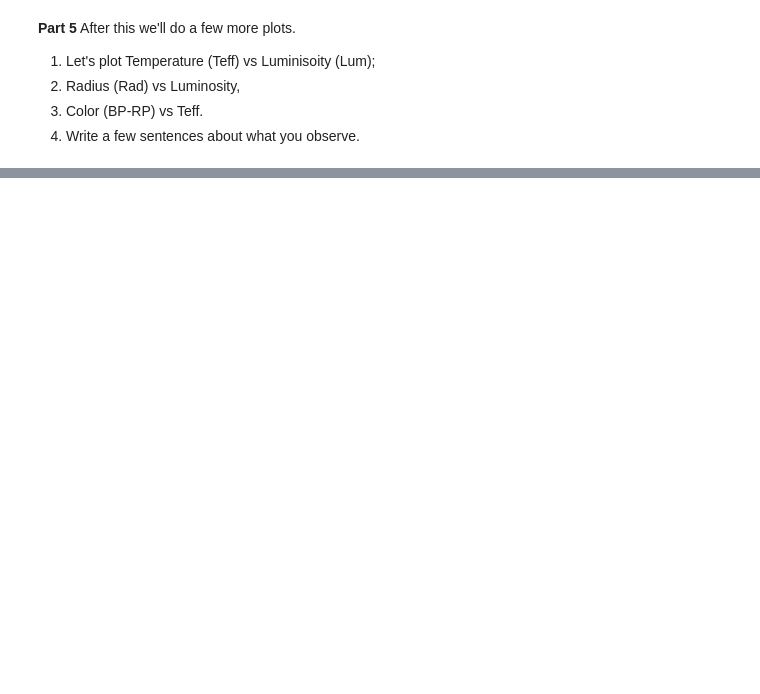
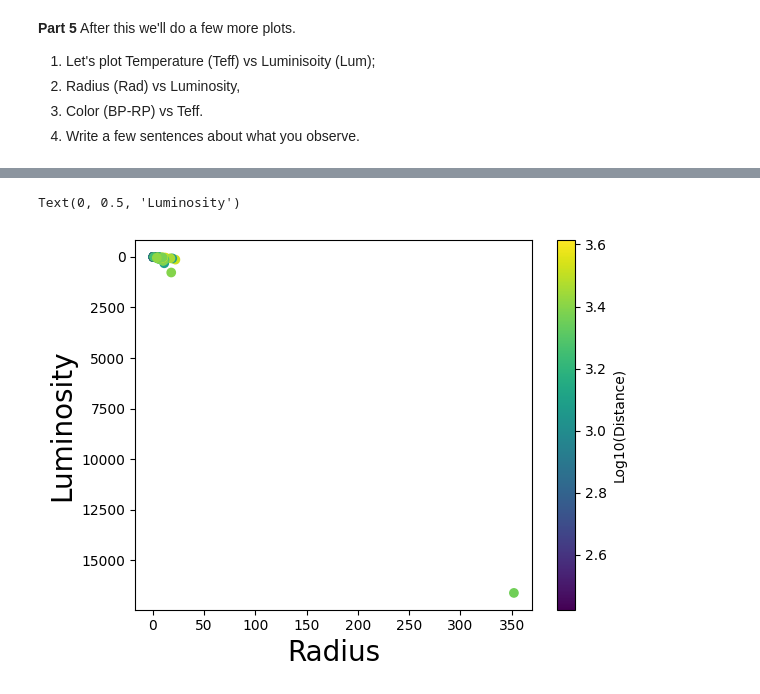
Before and after one commit to RandleRaccoon/PHYS_3025, a Jupyter notebook: PHYS_3025_Activity_1.ipynb, the cells around one changed output, grey strips where cells are left out. Cells and saved outputs as stored; diff of their text form; code cells hidden in the pictures; blank space fills up the shorter version.

```diff
--- a/PHYS_3025_Activity_1.ipynb
+++ b/PHYS_3025_Activity_1.ipynb
@@ -257,0 +309,11 @@ Answers can go here (click this cell)
+# %%
+#Radius vs Luminosity
+plt.scatter(data_clean["Rad"],data_clean["Lum"],c=np.log10(distance))
+cbar=plt.colorbar()
+cbar.set_label('Log10(Distance)')
+plt.ylim(reversed(plt.ylim())) # flip the y-axis
+plt.xlabel("Radius", fontsize=20)
+plt.ylabel("Luminosity", fontsize=20)
+# %% [output]
+Text(0, 0.5, 'Luminosity')
+[figure, added]
```
Also changed, not shown: parts of 13 cells of this notebook.
